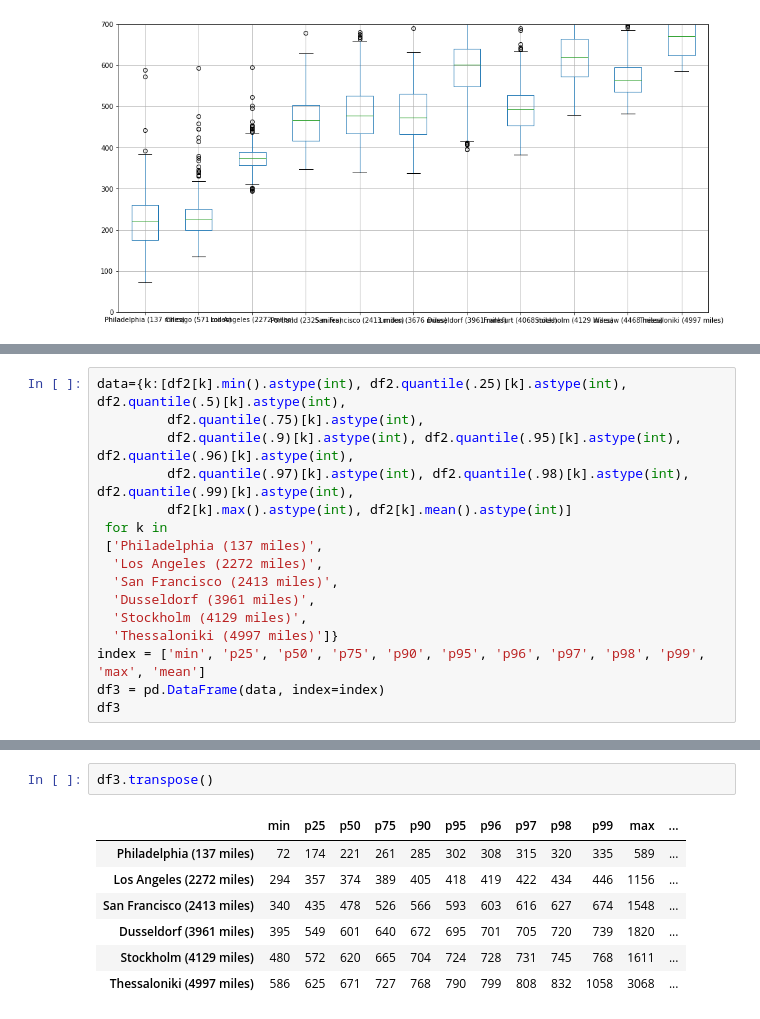
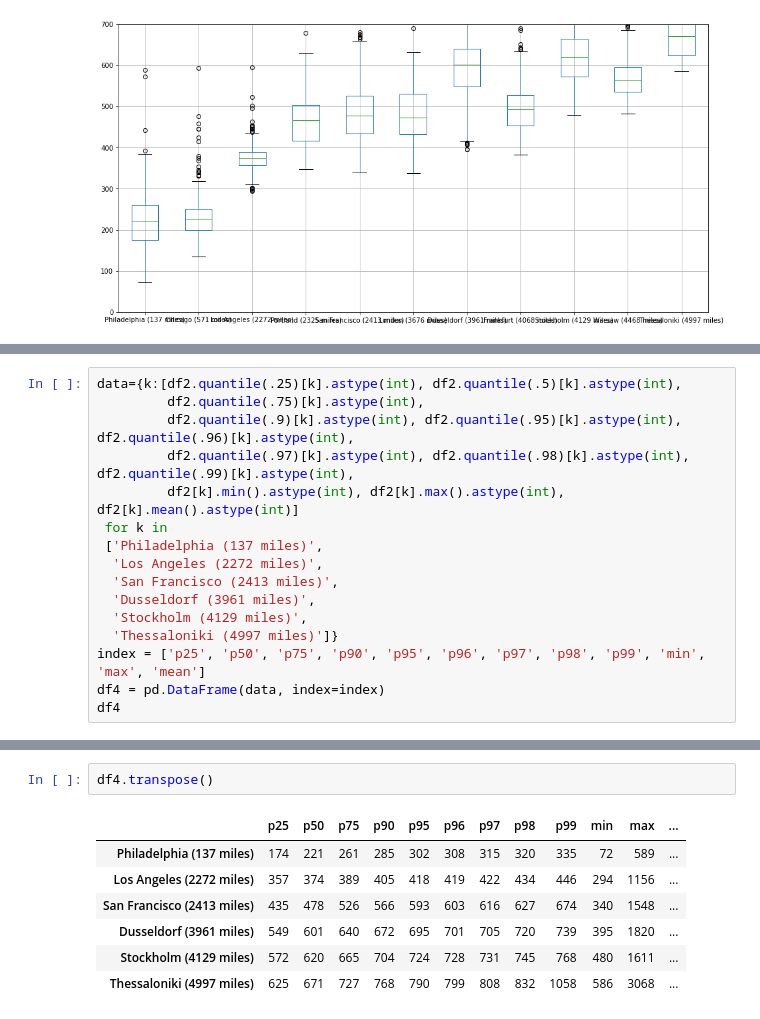
Before and after one commit to ericmelz/pingdom-parser, a Jupyter notebook: jupyter/Pingdom Parser Playground.ipynb, the cells around one changed output, grey strips where cells are left out. Cells and saved outputs as stored; diff of their text form.

```diff
--- a/jupyter/Pingdom Parser Playground.ipynb
+++ b/jupyter/Pingdom Parser Playground.ipynb
@@ -594,11 +615,11 @@ df3
 | max | 589.000 |
 | mean | 216.116 |
 # %%
-data={k:[df2[k].min().astype(int), df2.quantile(.25)[k].astype(int), df2.quantile(.5)[k].astype(int),
+data={k:[df2.quantile(.25)[k].astype(int), df2.quantile(.5)[k].astype(int),
          df2.quantile(.75)[k].astype(int),
          df2.quantile(.9)[k].astype(int), df2.quantile(.95)[k].astype(int), df2.quantile(.96)[k].astype(int),
          df2.quantile(.97)[k].astype(int), df2.quantile(.98)[k].astype(int), df2.quantile(.99)[k].astype(int),
-         df2[k].max().astype(int), df2[k].mean().astype(int)]
+         df2[k].min().astype(int), df2[k].max().astype(int), df2[k].mean().astype(int)]
  for k in
  ['Philadelphia (137 miles)',
   'Los Angeles (2272 miles)',
@@ -606,8 +627,8 @@ data={k:[df2[k].min().astype(int), df2.quantile(.25)[k].astype(int), df2.quantil
   'Dusseldorf (3961 miles)',
   'Stockholm (4129 miles)',
   'Thessaloniki (4997 miles)']}
-index = ['min', 'p25', 'p50', 'p75', 'p90', 'p95', 'p96', 'p97', 'p98', 'p99', 'max', 'mean']
-df3 = pd.DataFrame(data, index=index)
-df3
+index = ['p25', 'p50', 'p75', 'p90', 'p95', 'p96', 'p97', 'p98', 'p99', 'min', 'max', 'mean']
+df4 = pd.DataFrame(data, index=index)
+df4
 # %% [output]
 |  | Philadelphia (137 miles) | Los Angeles (2272 miles) | San Francisco (2413 miles) | Dusseldorf (3961 miles) | ... |
@@ -624,12 +645,12 @@ df3
 | max | 589 | 1156 | 1548 | 1820 | ... |
 | mean | 216 | 373 | 484 | 594 | ... |
 # %%
-df3.transpose()
+df4.transpose()
 # %% [output]
-|  | min | p25 | p50 | p75 | p90 | p95 | p96 | p97 | p98 | p99 | max | ... |
-| Philadelphia (137 miles) | 72 | 174 | 221 | 261 | 285 | 302 | 308 | 315 | 320 | 335 | 589 | ... |
-| Los Angeles (2272 miles) | 294 | 357 | 374 | 389 | 405 | 418 | 419 | 422 | 434 | 446 | 1156 | ... |
-| San Francisco (2413 miles) | 340 | 435 | 478 | 526 | 566 | 593 | 603 | 616 | 627 | 674 | 1548 | ... |
-| Dusseldorf (3961 miles) | 395 | 549 | 601 | 640 | 672 | 695 | 701 | 705 | 720 | 739 | 1820 | ... |
-| Stockholm (4129 miles) | 480 | 572 | 620 | 665 | 704 | 724 | 728 | 731 | 745 | 768 | 1611 | ... |
-| Thessaloniki (4997 miles) | 586 | 625 | 671 | 727 | 768 | 790 | 799 | 808 | 832 | 1058 | 3068 | ... |
+|  | p25 | p50 | p75 | p90 | p95 | p96 | p97 | p98 | p99 | min | max | ... |
+| Philadelphia (137 miles) | 174 | 221 | 261 | 285 | 302 | 308 | 315 | 320 | 335 | 72 | 589 | ... |
+| Los Angeles (2272 miles) | 357 | 374 | 389 | 405 | 418 | 419 | 422 | 434 | 446 | 294 | 1156 | ... |
+| San Francisco (2413 miles) | 435 | 478 | 526 | 566 | 593 | 603 | 616 | 627 | 674 | 340 | 1548 | ... |
+| Dusseldorf (3961 miles) | 549 | 601 | 640 | 672 | 695 | 701 | 705 | 720 | 739 | 395 | 1820 | ... |
+| Stockholm (4129 miles) | 572 | 620 | 665 | 704 | 724 | 728 | 731 | 745 | 768 | 480 | 1611 | ... |
+| Thessaloniki (4997 miles) | 625 | 671 | 727 | 768 | 790 | 799 | 808 | 832 | 1058 | 586 | 3068 | ... |
```
Also changed, not shown: parts of 4 cells of this notebook.
